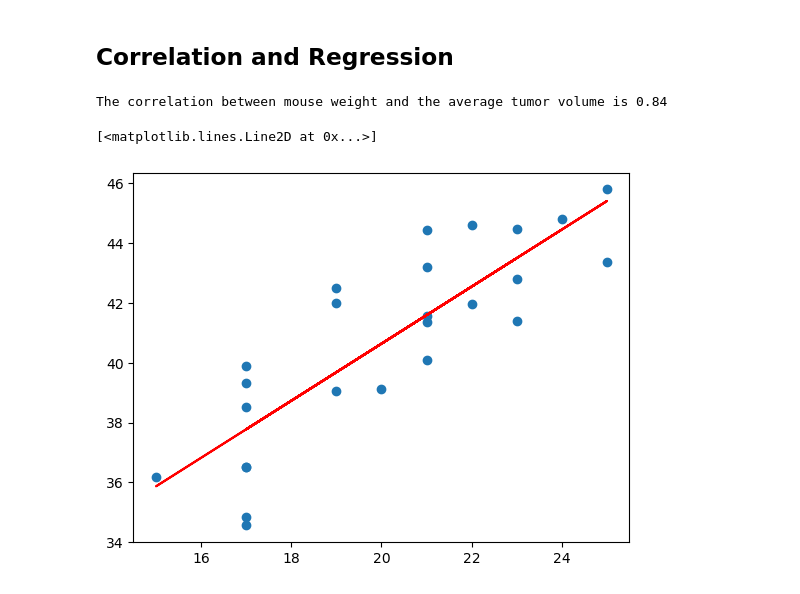
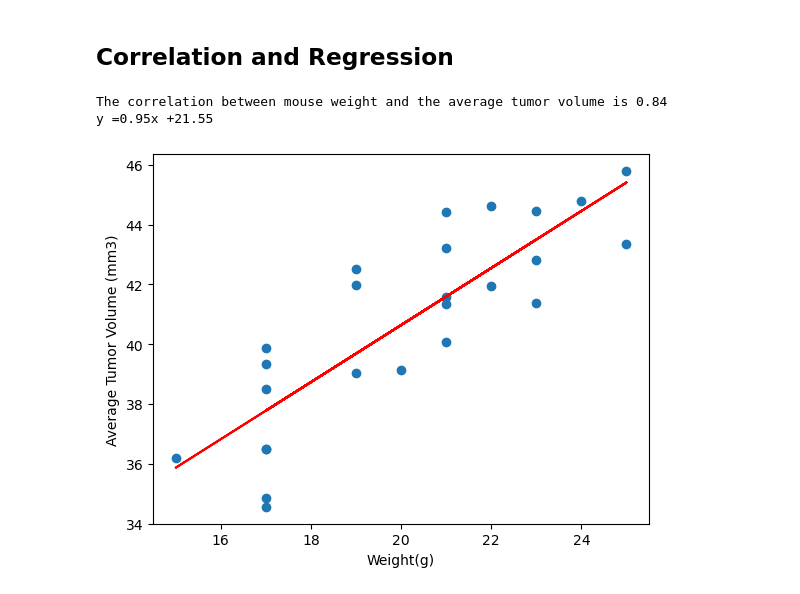
Before and after one commit to Naremen/Challenge-5, a Jupyter notebook: Pymaceuticals/pymaceuticals_starter.ipynb, the cells around one changed output. Drawn from its saved outputs; the diff is of its cells as text; code cells hidden in the pictures.

```diff
--- a/Pymaceuticals/pymaceuticals_starter.ipynb
+++ b/Pymaceuticals/pymaceuticals_starter.ipynb
@@ -259,17 +291,22 @@ plt.show()
 # %%
 # Calculate the correlation coefficient and a linear regression model
 # for mouse weight and average observed tumor volume for the entire Capomulin regimen
 correlation = st.pearsonr(avg_obs["Weight (g)"], avg_obs["Tumor Volume (mm3)"])
 print(f"The correlation between mouse weight and the average tumor volume is {round(correlation[0], 2)}")
 
 (slope, intercept, rvalue, pvalue, stderr) = st.linregress(x_value, y_value)
 
 regression = x_value *slope +intercept
 equation = "y =" + str(round(slope, 2)) + "x +" + str(round(intercept, 2))
+print(equation)
 
+plt.xlabel("Weight(g)")
+plt.ylabel("Average Tumor Volume (mm3)")
 plt.scatter(x_value, y_value)
-plt.plot(x_value, regression, color="red")
+plt.plot(x_value, regression, "r-")
+plt.annotate(equation, (20,5), fontsize=15, color="red")
+plt.show()
 # %% [output]
 The correlation between mouse weight and the average tumor volume is 0.84
+y =0.95x +21.55
-[<matplotlib.lines.Line2D at 0x...>]
-[figure, old version]
+[figure, new version]
```
Also changed, not shown: parts of 4 cells of this notebook, 1 other file.
